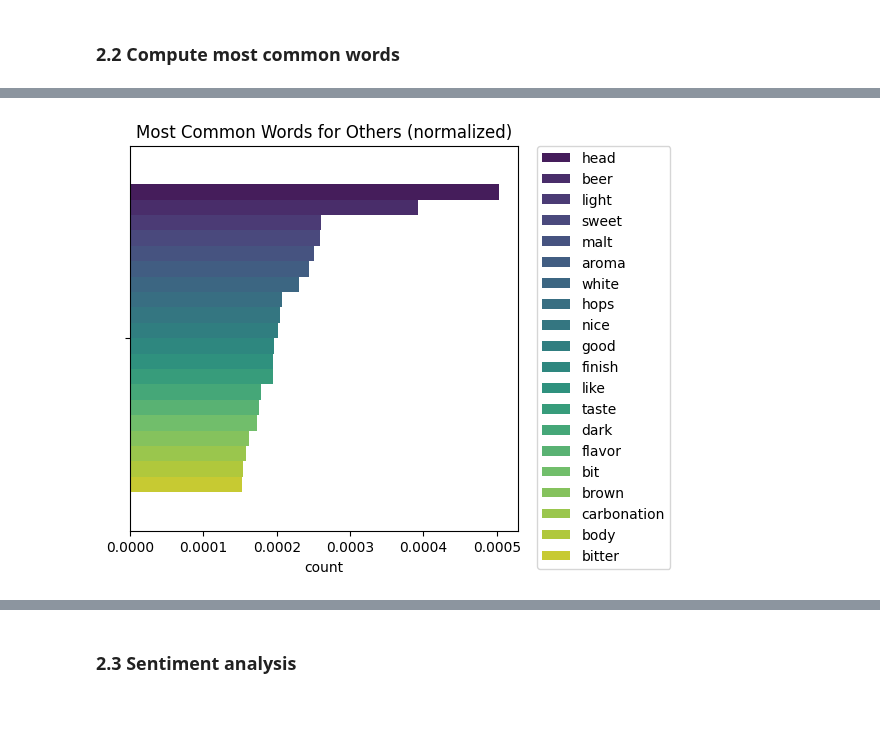
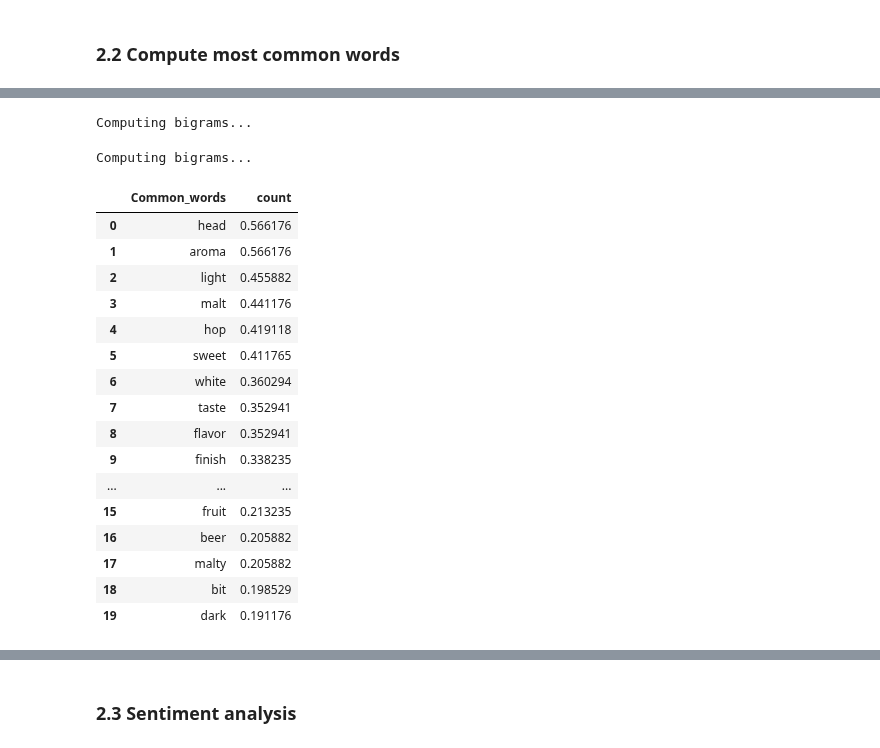
Before and after one commit to epfl-ada/ada-2023-project-remontada, a Jupyter notebook: code/main_vincent.ipynb, the cells around one changed output, grey strips where cells are left out. Drawn from its saved outputs; the diff is of its cells as text; code cells hidden in the pictures; blank space fills up the shorter version.

```diff
--- a/code/main_vincent.ipynb
+++ b/code/main_vincent.ipynb
@@ -1049,0 +1022,4 @@ reviews_per_others.describe()
+# %%
+# Yannis
+df_expert_tokens = tokenize(df_texts_expert)
+save_pickle(df_expert_tokens, '../datas/processed/df_expert_tokens.pkl')
@@ -1117,5 +1036,6 @@ plot_top_words(top_words_experts, 'Experts')
-# %%
-top_words_others = compute_top_words(df_texts_others_lemmatized)
-plot_top_words(top_words_others, 'Others')
-# %% [output]
-[figure, removed]
+# %%
+df_expert_text_stats = add_bigrams(df_expert_tokens)
+df_casual_text_stats = add_bigrams(df_casual_tokens)
+# %% [output]
+Computing bigrams...
+Computing bigrams...
@@ -1121,0 +1048,20 @@ plot_top_words(top_words_others, 'Others')
+# %%
+top_words_expert.sort_values(by='count', ascending=False)
+# %% [output]
+|  | Common_words | count |
+| 0 | head | 0.566176 |
+| 1 | aroma | 0.566176 |
+| 2 | light | 0.455882 |
+| 3 | malt | 0.441176 |
+| 4 | hop | 0.419118 |
+| 5 | sweet | 0.411765 |
+| 6 | white | 0.360294 |
+| 7 | taste | 0.352941 |
+| 8 | flavor | 0.352941 |
+| 9 | finish | 0.338235 |
+| ... | ... | ... |
+| 15 | fruit | 0.213235 |
+| 16 | beer | 0.205882 |
+| 17 | malty | 0.205882 |
+| 18 | bit | 0.198529 |
+| 19 | dark | 0.191176 |
```
Also changed, not shown: parts of 43 cells of this notebook, 2 other files.
